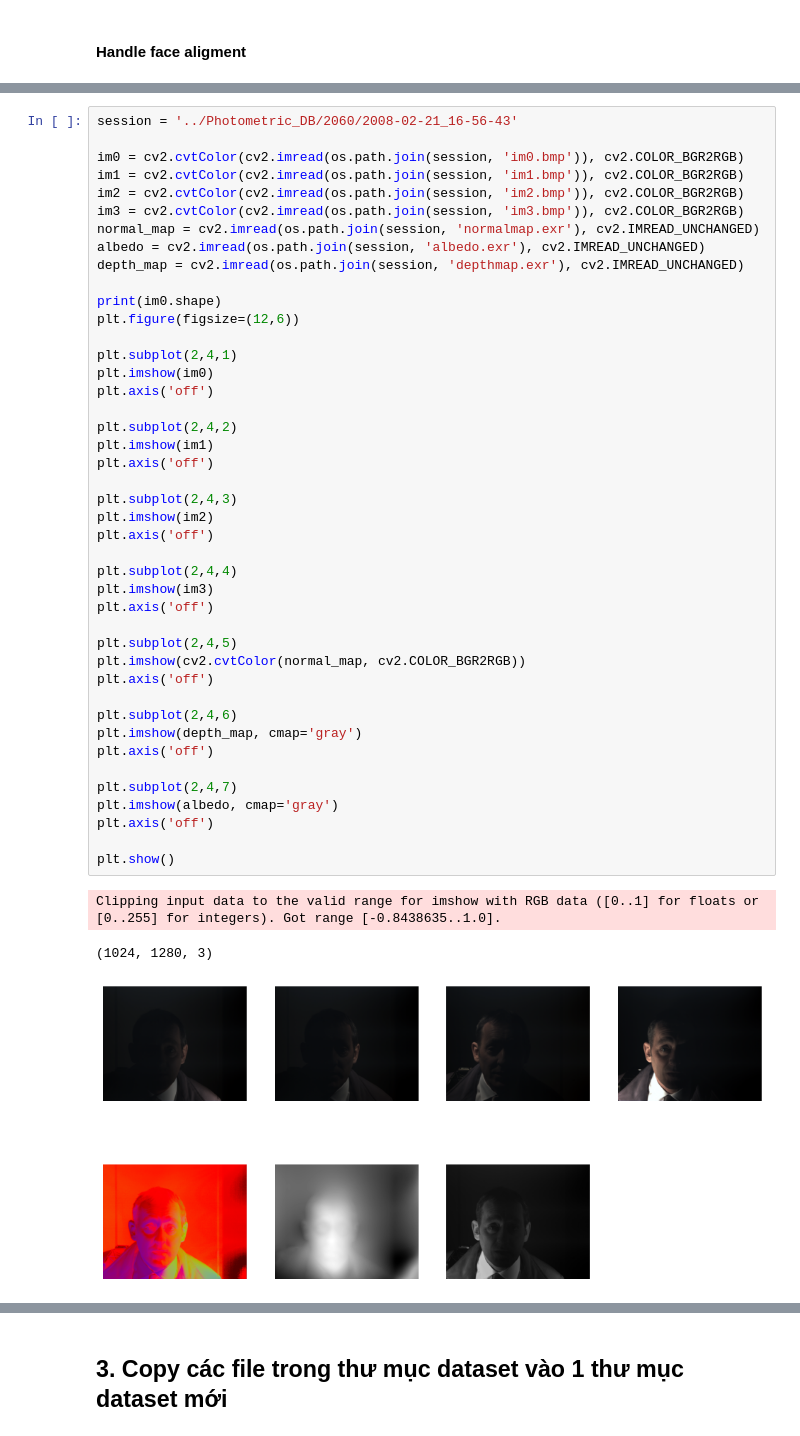
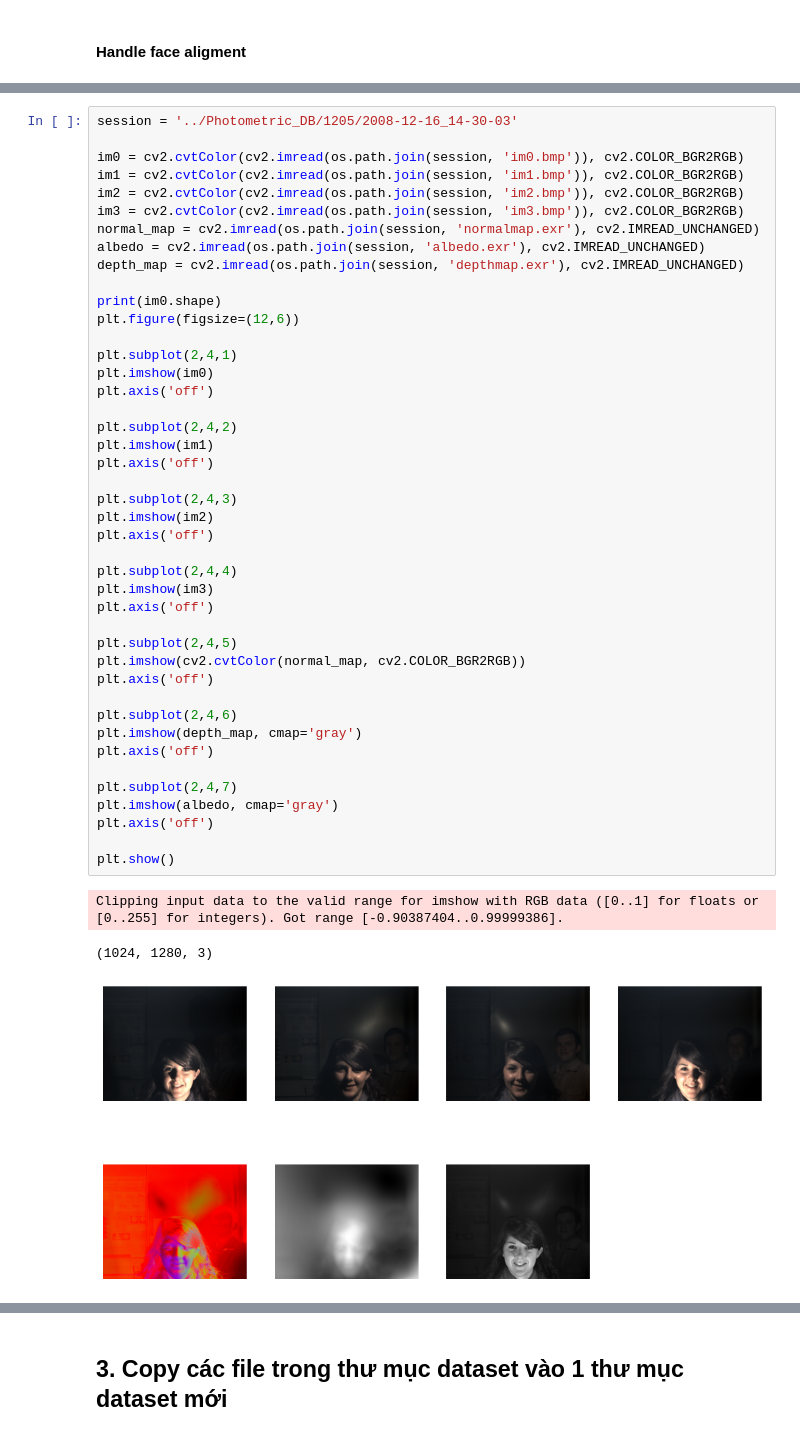
Before and after one commit to nkt780426/Bachelor-s-Project, a Jupyter notebook: preprocess/preprocess.ipynb, the cells around one changed output, grey strips where cells are left out. Saved outputs shown, nothing was run; the diff lists cells and outputs as text.

```diff
--- a/preprocess/preprocess.ipynb
+++ b/preprocess/preprocess.ipynb
@@ -830,5 +953,5 @@ Sau bước crop trên và kiểm tra ảnh, có 3/3159 session mà mtcnn không
 # %%
-session = '../Photometric_DB/2060/2008-02-21_16-56-43'
+session = '../Photometric_DB/1205/2008-12-16_14-30-03'
 
 im0 = cv2.cvtColor(cv2.imread(os.path.join(session, 'im0.bmp')), cv2.COLOR_BGR2RGB)
 im1 = cv2.cvtColor(cv2.imread(os.path.join(session, 'im1.bmp')), cv2.COLOR_BGR2RGB)
@@ -845,33 +968,33 @@ plt.subplot(2,4,1)
 plt.imshow(im0)
 plt.axis('off')
 
 plt.subplot(2,4,2)
 plt.imshow(im1)
 plt.axis('off')
 
 plt.subplot(2,4,3)
 plt.imshow(im2)
 plt.axis('off')
 
 plt.subplot(2,4,4)
 plt.imshow(im3)
 plt.axis('off')
 
 plt.subplot(2,4,5)
 plt.imshow(cv2.cvtColor(normal_map, cv2.COLOR_BGR2RGB))
 plt.axis('off')
 
 plt.subplot(2,4,6)
 plt.imshow(depth_map, cmap='gray')
 plt.axis('off')
 
 plt.subplot(2,4,7)
 plt.imshow(albedo, cmap='gray')
 plt.axis('off')
 
 plt.show()
 # %% [output]
-Clipping input data to the valid range for imshow with RGB data ([0..1] for floats or [0..255] for integers). Got range [-0.8438635..1.0].
+Clipping input data to the valid range for imshow with RGB data ([0..1] for floats or [0..255] for integers). Got range [-0.90387404..0.99999386].
 (1024, 1280, 3)
-[figure, old version]
+[figure, new version]
 # %%
```
Also changed, not shown: parts of 18 cells of this notebook, 17 other files.
